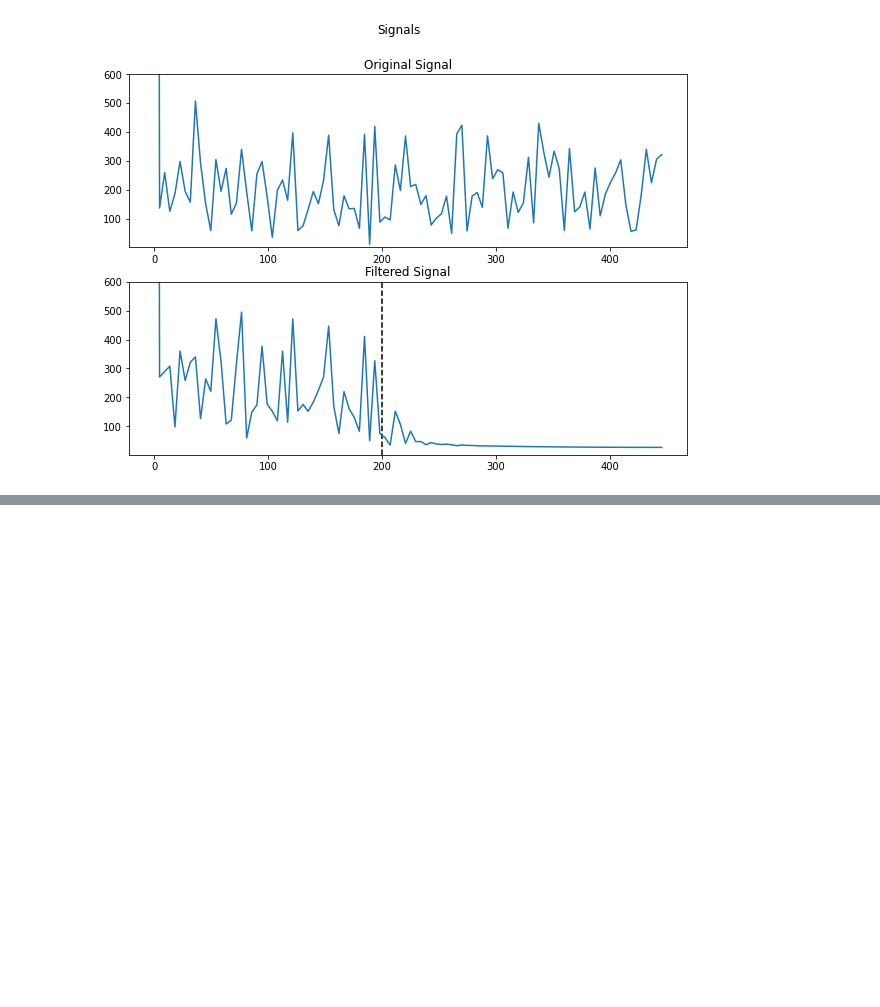
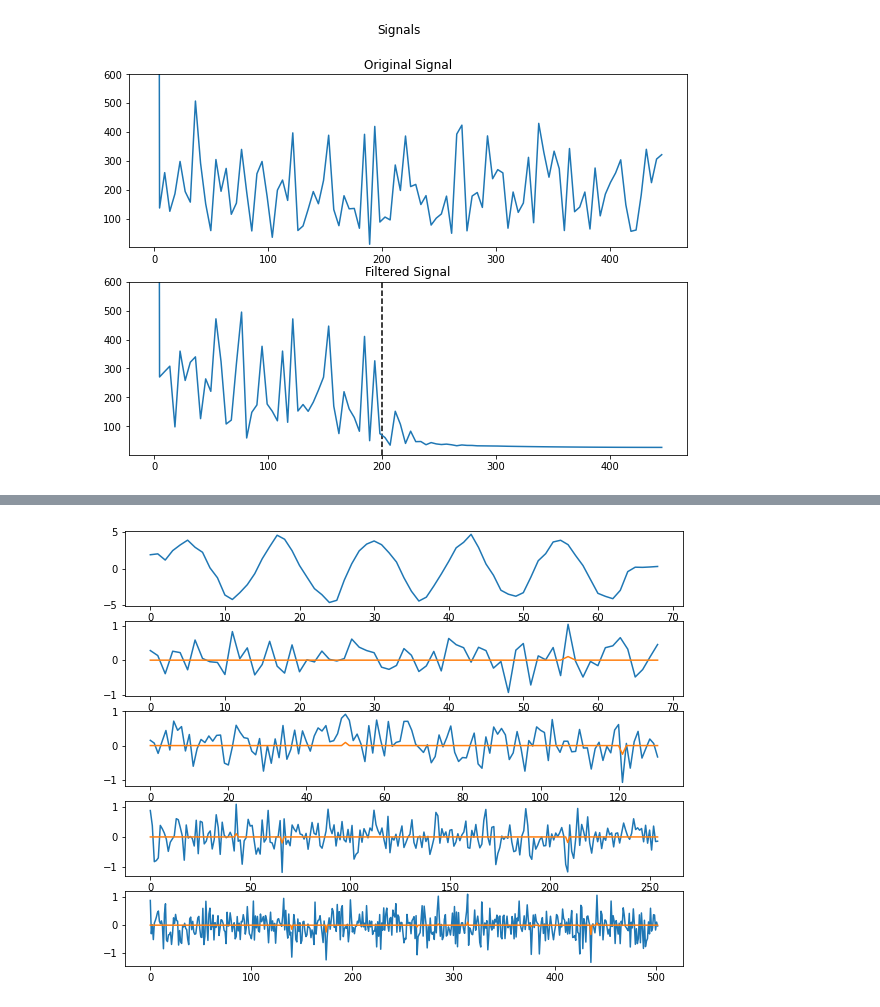
Before and after one commit to mabelc/Signals-denoising, a Jupyter notebook: filters.ipynb, the cells around one changed output, grey strips where cells are left out. Cells and saved outputs as stored; diff of their text form; code cells hidden in the pictures; blank space fills up the shorter version.

```diff
--- a/filters.ipynb
+++ b/filters.ipynb
@@ -171,0 +232,17 @@ ax2.set_title('Filtered Signal');
+# %%
+# decompose into wavelet components
+coeffs = wavedec(signal, wavelet, level=4)
+
+# select the threshold
+thresh = 0.9
+
+# filter every level
+plt.figure(figsize=(10,8))
+for i in range(0, len(coeffs)):
+    plt.subplot(len(coeffs), 1, i+1)
+    plt.plot(coeffs[i])
+    if i > 0:
+      coeffs[i] = threshold(coeffs[i], thresh*max(coeffs[i]))
+      plt.plot(coeffs[i])
+# %% [output]
+[figure, added]
```
Also changed, not shown: parts of 10 cells of this notebook.
